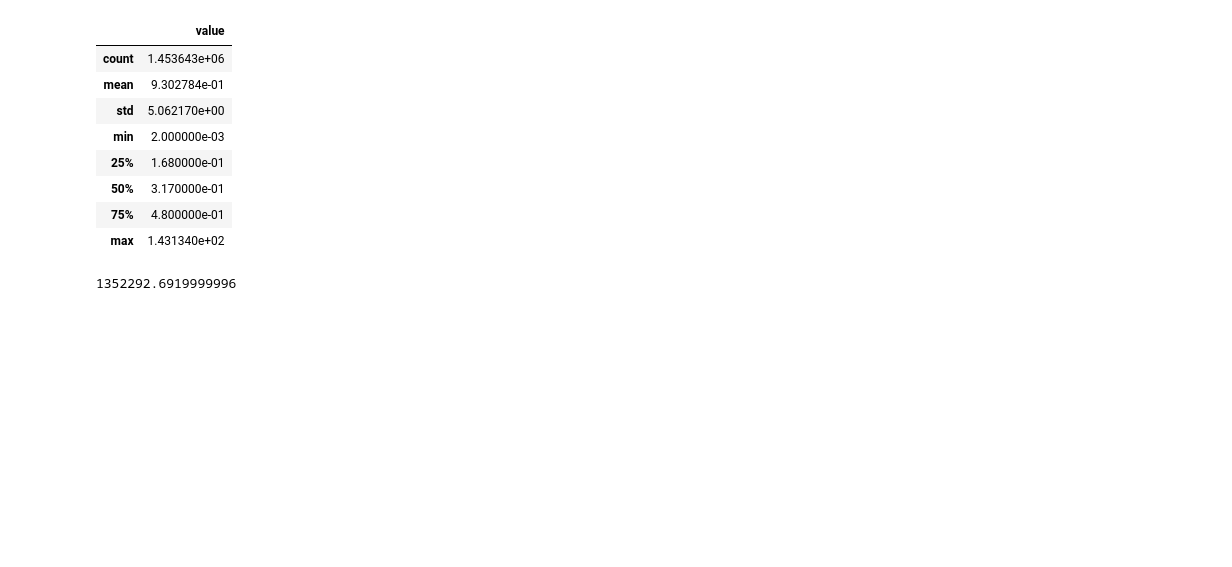
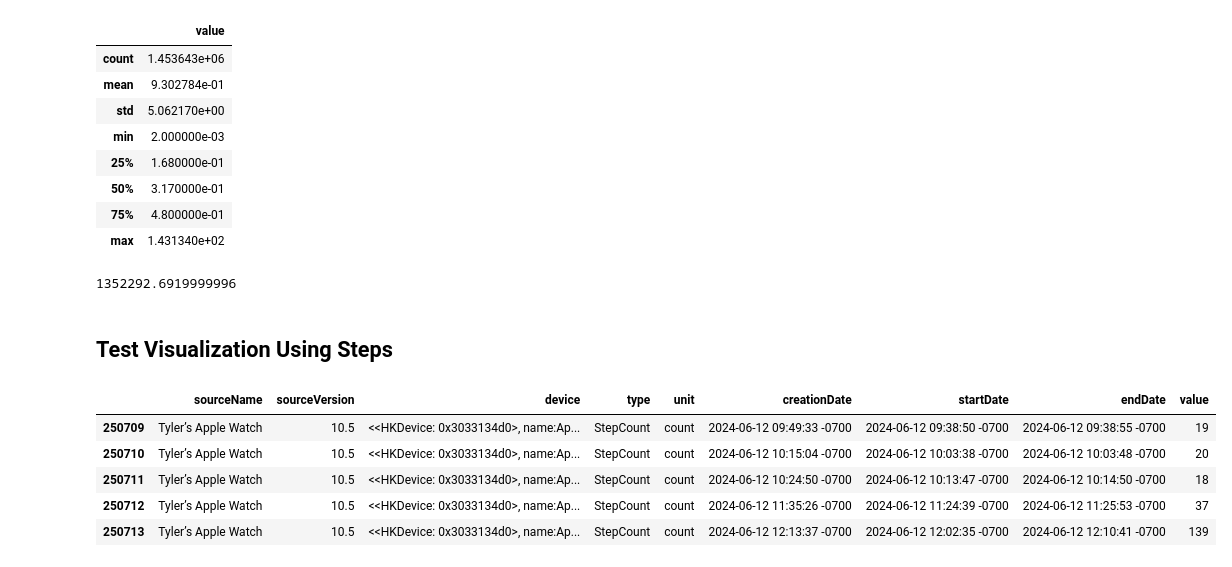
Before and after one commit to TWilson05/Blood_Sugar_Trend_Analysis, a Jupyter notebook: Process_data.ipynb, the cells around one changed output. Drawn from its saved outputs; the diff is of its cells as text; code cells hidden in the pictures; blank space fills up the shorter version.

```diff
--- a/Process_data.ipynb
+++ b/Process_data.ipynb
@@ -46,3 +46,5 @@ calories.describe()
 calories.value.sum()
 # %% [output]
 1352292.6919999996
+# %% [markdown]
+## Test Visualization Using Steps
@@ -48,0 +54,10 @@ calories.value.sum()
+# %%
+steps = pd.read_csv(r'DATA\export\apple_health_export/StepCount.csv')
+steps.tail()
+# %% [output]
+|  | sourceName | sourceVersion | device | type | unit | creationDate | startDate | endDate | value |
+| 250709 | Tyler’s Apple Watch | 10.5 | <<HKDevice: 0x3033134d0>, name:Ap... | StepCount | count | 2024-06-12 09:49:33 -0700 | 2024-06-12 09:38:50 -0700 | 2024-06-12 09:38:55 -0700 | 19 |
+| 250710 | Tyler’s Apple Watch | 10.5 | <<HKDevice: 0x3033134d0>, name:Ap... | StepCount | count | 2024-06-12 10:15:04 -0700 | 2024-06-12 10:03:38 -0700 | 2024-06-12 10:03:48 -0700 | 20 |
+| 250711 | Tyler’s Apple Watch | 10.5 | <<HKDevice: 0x3033134d0>, name:Ap... | StepCount | count | 2024-06-12 10:24:50 -0700 | 2024-06-12 10:13:47 -0700 | 2024-06-12 10:14:50 -0700 | 18 |
+| 250712 | Tyler’s Apple Watch | 10.5 | <<HKDevice: 0x3033134d0>, name:Ap... | StepCount | count | 2024-06-12 11:35:26 -0700 | 2024-06-12 11:24:39 -0700 | 2024-06-12 11:25:53 -0700 | 37 |
+| 250713 | Tyler’s Apple Watch | 10.5 | <<HKDevice: 0x3033134d0>, name:Ap... | StepCount | count | 2024-06-12 12:13:37 -0700 | 2024-06-12 12:02:35 -0700 | 2024-06-12 12:10:41 -0700 | 139 |
```
Also changed, not shown: parts of 7 cells of this notebook.
